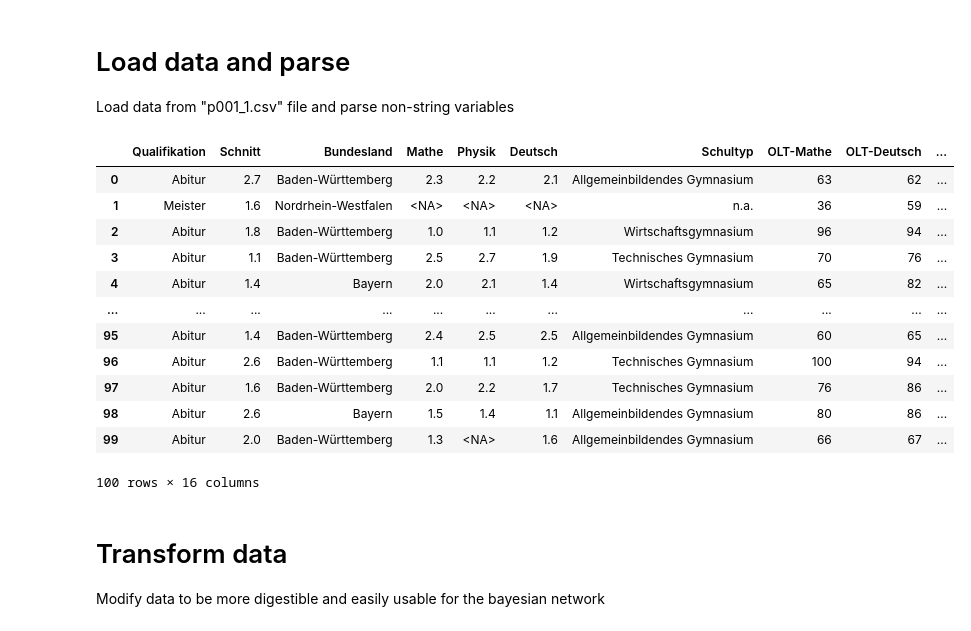
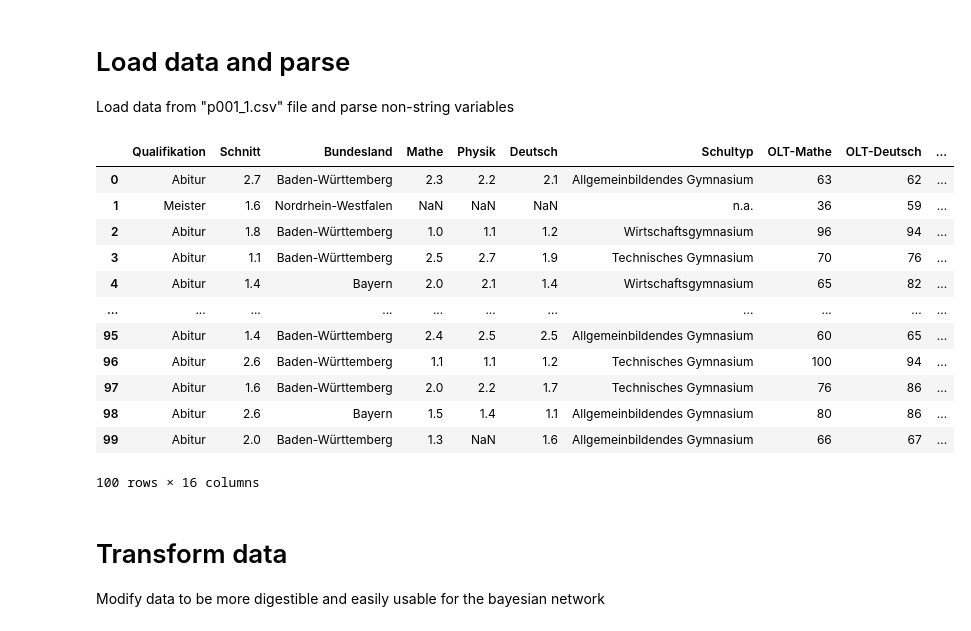
Before and after one commit to RauschRobin/Programmentwurf_Prob1_GrundlagenKuenstlicherIntelligenz, a Jupyter notebook: DS_PROB_1/BayesNetz.ipynb, the cells around one changed output. Drawn from its saved outputs; the diff is of its cells as text; code cells hidden in the pictures.

```diff
--- a/DS_PROB_1/BayesNetz.ipynb
+++ b/DS_PROB_1/BayesNetz.ipynb
@@ -85,35 +94,36 @@ def parse_df(data:pd.DataFrame):
     numerical_columns = [S, M, D, P, OLTM, OLTD, SFT, A, JEDE]
     values = [S, M, D, P]
 
     if Absch in data:
         numerical_columns.append(Absch)
         values.append(Absch)
 
     #Change a Komma to a dot to convert values
     for column in values:
         data[column] = data[column].str.replace(",",".")
     #Parse string to numeric(int or float)
     for column in numerical_columns:
+        if column not in data:
+            continue
         data.loc[:, column] = pd.to_numeric(
             data[column], errors="coerce"
         )
-
 
     # Handle missing values in categorical columns
     categorical_columns = [Quali, BL, ST, Geschl, SB, SG]
     for column in categorical_columns:
         # Replace missing values with the most frequent category
         data.loc[:, column].fillna(data[column].mode()[0], inplace=True)
 
     return data
 
 init_data = parse_df(init_data)
 
 display(init_data)
 # %% [output]
 |  | Qualifikation | Schnitt | Bundesland | Mathe | Physik | Deutsch | Schultyp | OLT-Mathe | OLT-Deutsch | ... |
 | 0 | Abitur | 2.7 | Baden-Württemberg | 2.3 | 2.2 | 2.1 | Allgemeinbildendes Gymnasium | 63 | 62 | ... |
-| 1 | Meister | 1.6 | Nordrhein-Westfalen | <NA> | <NA> | <NA> | n.a. | 36 | 59 | ... |
+| 1 | Meister | 1.6 | Nordrhein-Westfalen | NaN | NaN | NaN | n.a. | 36 | 59 | ... |
 | 2 | Abitur | 1.8 | Baden-Württemberg | 1.0 | 1.1 | 1.2 | Wirtschaftsgymnasium | 96 | 94 | ... |
 | 3 | Abitur | 1.1 | Baden-Württemberg | 2.5 | 2.7 | 1.9 | Technisches Gymnasium | 70 | 76 | ... |
 | 4 | Abitur | 1.4 | Bayern | 2.0 | 2.1 | 1.4 | Wirtschaftsgymnasium | 65 | 82 | ... |
@@ -122,7 +132,7 @@ display(init_data)
 | 96 | Abitur | 2.6 | Baden-Württemberg | 1.1 | 1.1 | 1.2 | Technisches Gymnasium | 100 | 94 | ... |
 | 97 | Abitur | 1.6 | Baden-Württemberg | 2.0 | 2.2 | 1.7 | Technisches Gymnasium | 76 | 86 | ... |
 | 98 | Abitur | 2.6 | Bayern | 1.5 | 1.4 | 1.1 | Allgemeinbildendes Gymnasium | 80 | 86 | ... |
-| 99 | Abitur | 2.0 | Baden-Württemberg | 1.3 | <NA> | 1.6 | Allgemeinbildendes Gymnasium | 66 | 67 | ... |
+| 99 | Abitur | 2.0 | Baden-Württemberg | 1.3 | NaN | 1.6 | Allgemeinbildendes Gymnasium | 66 | 67 | ... |
 100 rows × 16 columns
 # %% [markdown]
 # Transform data
```
Also changed, not shown: parts of 4 cells of this notebook, 1 other file.
